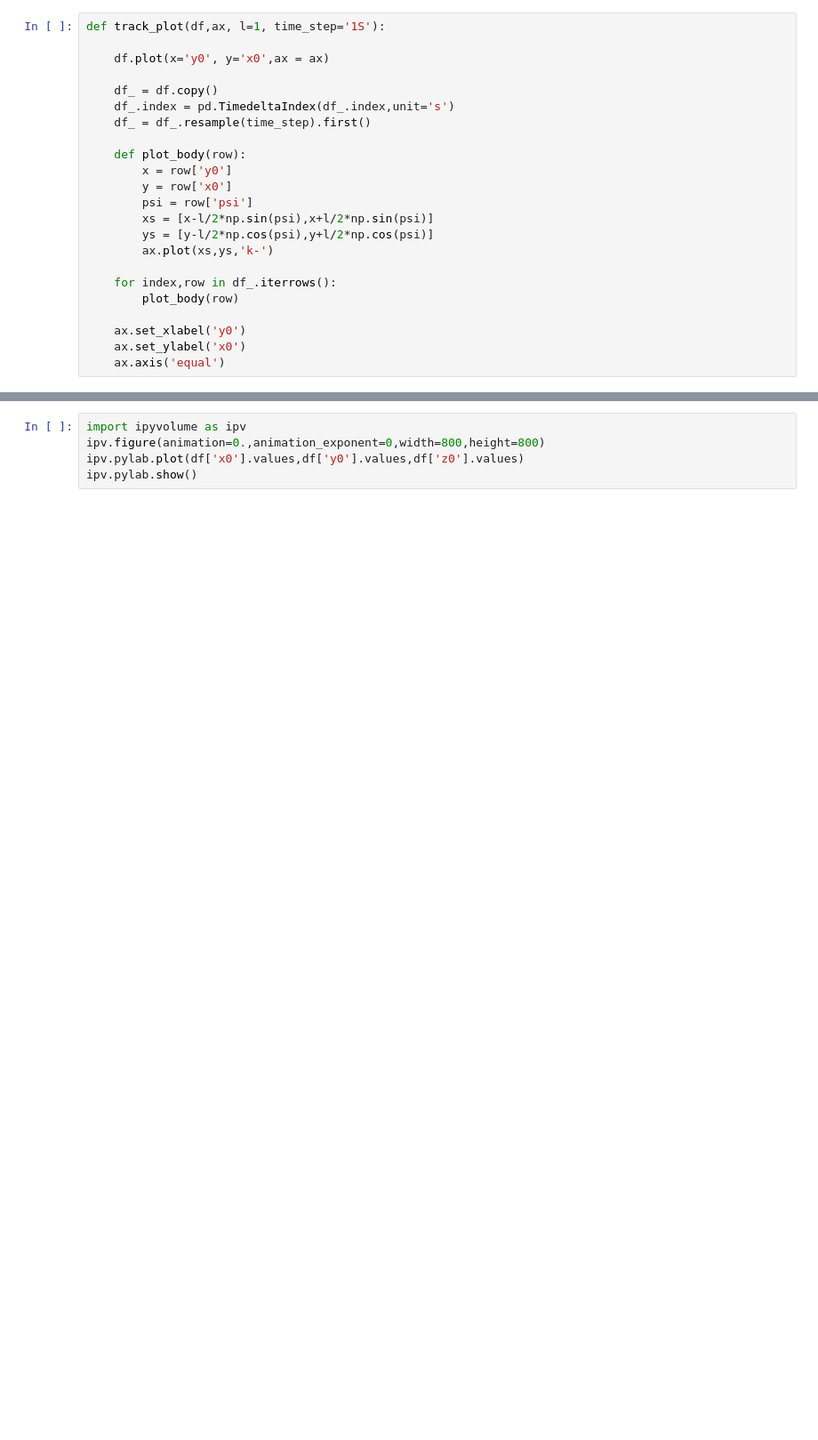
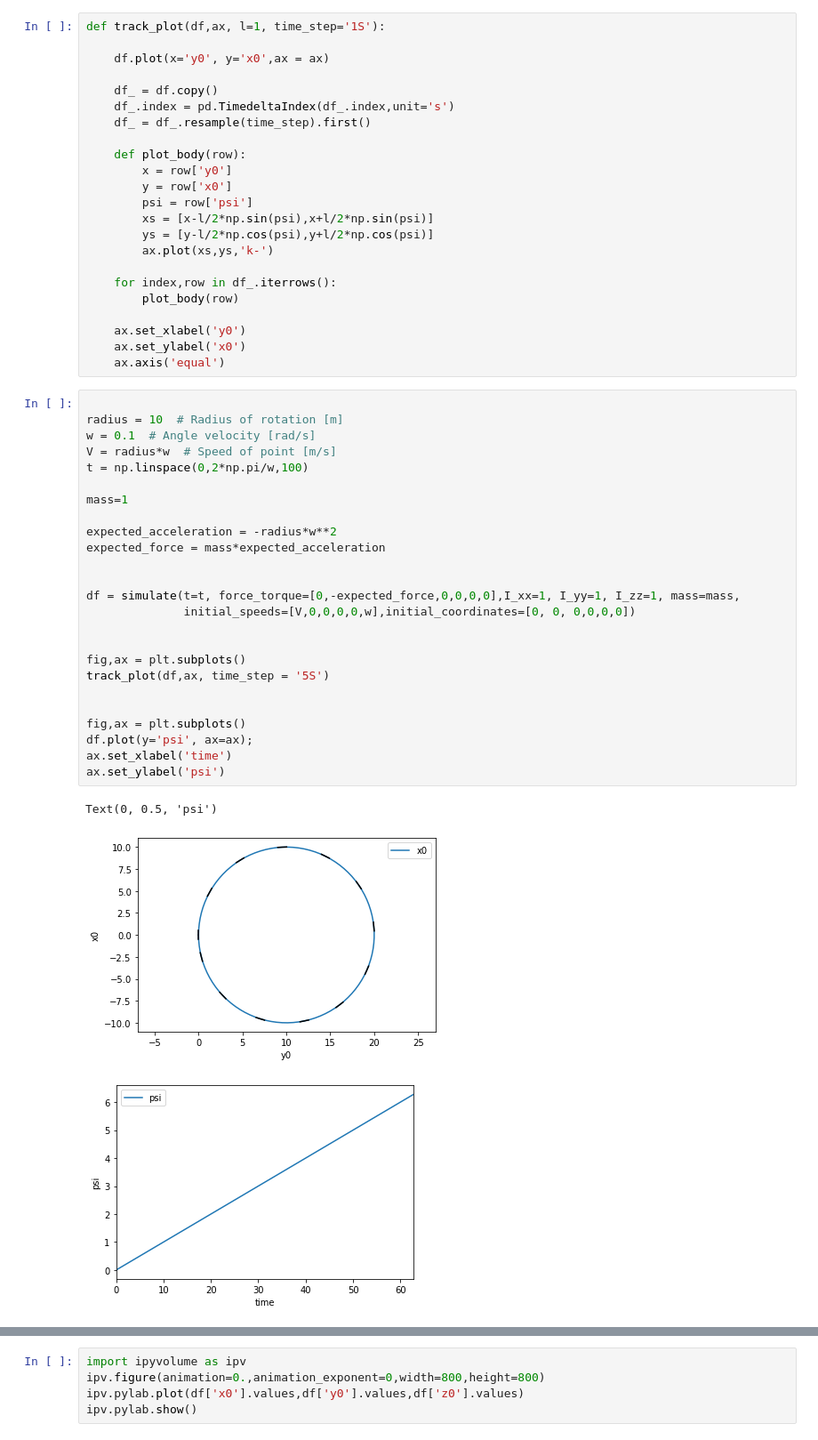
Before and after one commit to martinlarsalbert/motion-to-acceleration, a Jupyter notebook: rigid_body_6DOF.ipynb, the cells around one changed output, grey strips where cells are left out. Shown at 89% size. Saved outputs shown, nothing was run; the diff lists cells and outputs as text; blank space fills up the shorter version.

```diff
--- a/rigid_body_6DOF.ipynb
+++ b/rigid_body_6DOF.ipynb
@@ -210,4 +201,33 @@ def track_plot(df,ax, l=1, time_step='1S'):
     ax.set_xlabel('y0')
     ax.set_ylabel('x0')
     ax.axis('equal')
+# %%
+
+radius = 10  # Radius of rotation [m]
+w = 0.1  # Angle velocity [rad/s]
+V = radius*w  # Speed of point [m/s]
+t = np.linspace(0,2*np.pi/w,100)
+
+mass=1
+
+expected_acceleration = -radius*w**2
+expected_force = mass*expected_acceleration
+
+
+df = simulate(t=t, force_torque=[0,-expected_force,0,0,0,0],I_xx=1, I_yy=1, I_zz=1, mass=mass,
+              initial_speeds=[V,0,0,0,0,w],initial_coordinates=[0, 0, 0,0,0,0])
+
+
+fig,ax = plt.subplots()
+track_plot(df,ax, time_step = '5S')
+
+
+fig,ax = plt.subplots()
+df.plot(y='psi', ax=ax);
+ax.set_xlabel('time')
+ax.set_ylabel('psi')
+# %% [output]
+Text(0, 0.5, 'psi')
+[figure, added]
+[figure, added]
 # %%
```
Also changed, not shown: parts of 17 cells of this notebook.
